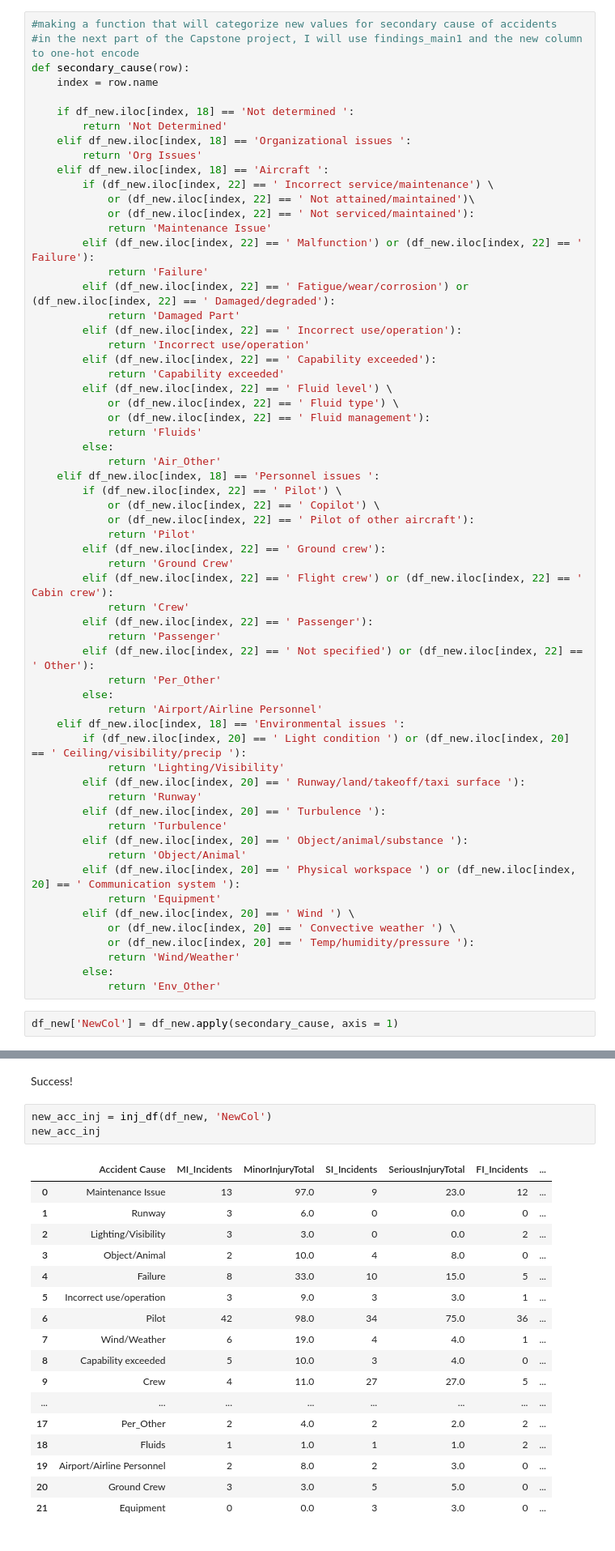
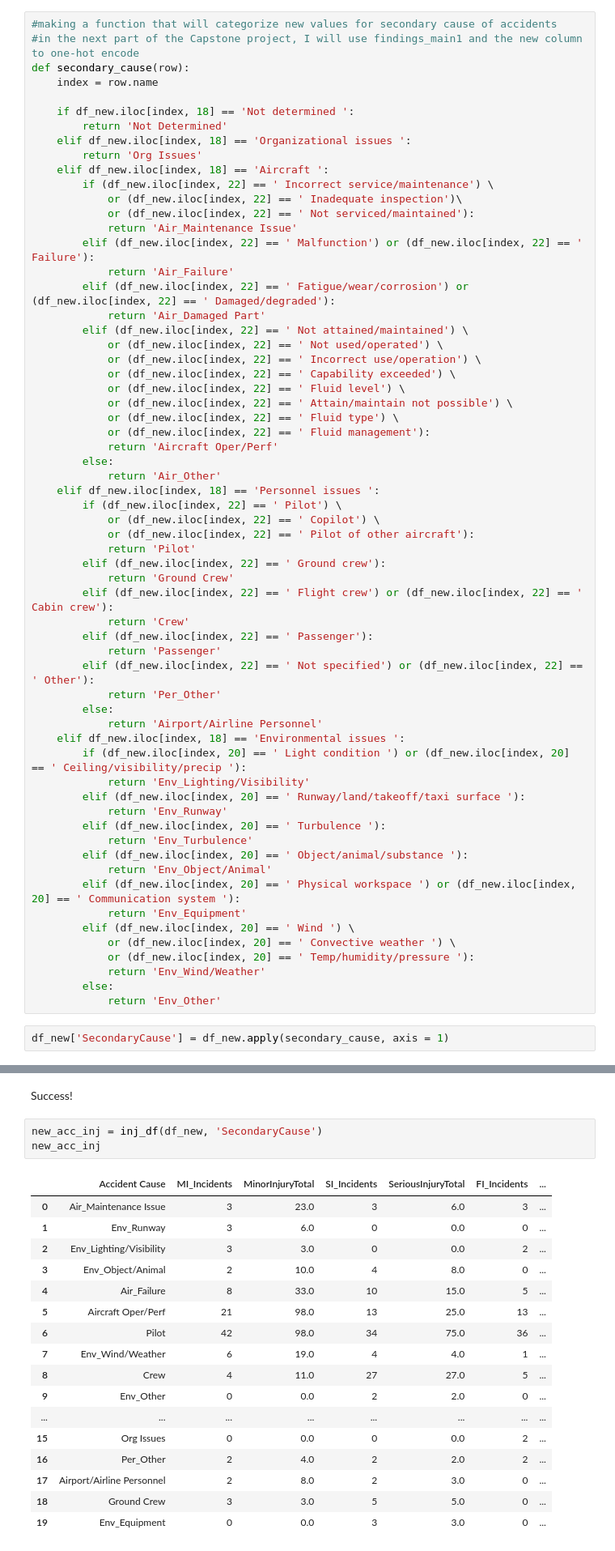
Before and after one commit to ashleyg16/Capstone2, a Jupyter notebook: Capstone 2 EDA.ipynb, the cells around one changed output, grey strips where cells are left out. Shown: that part at 81% size. Saved outputs shown, nothing was run; the diff lists cells and outputs as text.

```diff
--- a/Capstone 2 EDA.ipynb
+++ b/Capstone 2 EDA.ipynb
@@ -679,21 +679,22 @@ def secondary_cause(row):
         return 'Org Issues'
     elif df_new.iloc[index, 18] == 'Aircraft ':
         if (df_new.iloc[index, 22] == ' Incorrect service/maintenance') \
-            or (df_new.iloc[index, 22] == ' Not attained/maintained')\
+            or (df_new.iloc[index, 22] == ' Inadequate inspection')\
             or (df_new.iloc[index, 22] == ' Not serviced/maintained'):
-            return 'Maintenance Issue'
+            return 'Air_Maintenance Issue'
         elif (df_new.iloc[index, 22] == ' Malfunction') or (df_new.iloc[index, 22] == ' Failure'):
-            return 'Failure'
+            return 'Air_Failure'
         elif (df_new.iloc[index, 22] == ' Fatigue/wear/corrosion') or (df_new.iloc[index, 22] == ' Damaged/degraded'):
-            return 'Damaged Part'
-        elif (df_new.iloc[index, 22] == ' Incorrect use/operation'):
-            return 'Incorrect use/operation'
-        elif (df_new.iloc[index, 22] == ' Capability exceeded'):
-            return 'Capability exceeded'
-        elif (df_new.iloc[index, 22] == ' Fluid level') \
+            return 'Air_Damaged Part'
+        elif (df_new.iloc[index, 22] == ' Not attained/maintained') \
+            or (df_new.iloc[index, 22] == ' Not used/operated') \
+            or (df_new.iloc[index, 22] == ' Incorrect use/operation') \
+            or (df_new.iloc[index, 22] == ' Capability exceeded') \
+            or (df_new.iloc[index, 22] == ' Fluid level') \
+            or (df_new.iloc[index, 22] == ' Attain/maintain not possible') \
             or (df_new.iloc[index, 22] == ' Fluid type') \
             or (df_new.iloc[index, 22] == ' Fluid management'):
-            return 'Fluids'
+            return 'Aircraft Oper/Perf'
         else:
             return 'Air_Other'
     elif df_new.iloc[index, 18] == 'Personnel issues ':
@@ -713,23 +714,23 @@ def secondary_cause(row):
             return 'Airport/Airline Personnel'
     elif df_new.iloc[index, 18] == 'Environmental issues ':
         if (df_new.iloc[index, 20] == ' Light condition ') or (df_new.iloc[index, 20] == ' Ceiling/visibility/precip '):
-            return 'Lighting/Visibility'
+            return 'Env_Lighting/Visibility'
         elif (df_new.iloc[index, 20] == ' Runway/land/takeoff/taxi surface '):
-            return 'Runway'
+            return 'Env_Runway'
         elif (df_new.iloc[index, 20] == ' Turbulence '):
-            return 'Turbulence'
+            return 'Env_Turbulence'
         elif (df_new.iloc[index, 20] == ' Object/animal/substance '):
-            return 'Object/Animal'
+            return 'Env_Object/Animal'
         elif (df_new.iloc[index, 20] == ' Physical workspace ') or (df_new.iloc[index, 20] == ' Communication system '):
-            return 'Equipment'
+            return 'Env_Equipment'
         elif (df_new.iloc[index, 20] == ' Wind ') \
             or (df_new.iloc[index, 20] == ' Convective weather ') \
             or (df_new.iloc[index, 20] == ' Temp/humidity/pressure '):
-            return 'Wind/Weather'
+            return 'Env_Wind/Weather'
         else:
             return 'Env_Other'
 # %%
-df_new['NewCol'] = df_new.apply(secondary_cause, axis = 1)
+df_new['SecondaryCause'] = df_new.apply(secondary_cause, axis = 1)
 # %%
 df_new
 # %% [output]
@@ -755,26 +756,26 @@ len(df_new.NewCol.unique())
 # %% [markdown]
 Success!
 # %%
-new_acc_inj = inj_df(df_new, 'NewCol')
+new_acc_inj = inj_df(df_new, 'SecondaryCause')
 new_acc_inj
 # %% [output]
 |  | Accident Cause | MI_Incidents | MinorInjuryTotal | SI_Incidents | SeriousInjuryTotal | FI_Incidents | ... |
-| 0 | Maintenance Issue | 13 | 97.0 | 9 | 23.0 | 12 | ... |
-| 1 | Runway | 3 | 6.0 | 0 | 0.0 | 0 | ... |
-| 2 | Lighting/Visibility | 3 | 3.0 | 0 | 0.0 | 2 | ... |
-| 3 | Object/Animal | 2 | 10.0 | 4 | 8.0 | 0 | ... |
-| 4 | Failure | 8 | 33.0 | 10 | 15.0 | 5 | ... |
-| 5 | Incorrect use/operation | 3 | 9.0 | 3 | 3.0 | 1 | ... |
+| 0 | Air_Maintenance Issue | 3 | 23.0 | 3 | 6.0 | 3 | ... |
+| 1 | Env_Runway | 3 | 6.0 | 0 | 0.0 | 0 | ... |
+| 2 | Env_Lighting/Visibility | 3 | 3.0 | 0 | 0.0 | 2 | ... |
+| 3 | Env_Object/Animal | 2 | 10.0 | 4 | 8.0 | 0 | ... |
+| 4 | Air_Failure | 8 | 33.0 | 10 | 15.0 | 5 | ... |
+| 5 | Aircraft Oper/Perf | 21 | 98.0 | 13 | 25.0 | 13 | ... |
 | 6 | Pilot | 42 | 98.0 | 34 | 75.0 | 36 | ... |
-| 7 | Wind/Weather | 6 | 19.0 | 4 | 4.0 | 1 | ... |
-| 8 | Capability exceeded | 5 | 10.0 | 3 | 4.0 | 0 | ... |
-| 9 | Crew | 4 | 11.0 | 27 | 27.0 | 5 | ... |
+| 7 | Env_Wind/Weather | 6 | 19.0 | 4 | 4.0 | 1 | ... |
+| 8 | Crew | 4 | 11.0 | 27 | 27.0 | 5 | ... |
+| 9 | Env_Other | 0 | 0.0 | 2 | 2.0 | 0 | ... |
 | ... | ... | ... | ... | ... | ... | ... | ... |
-| 17 | Per_Other | 2 | 4.0 | 2 | 2.0 | 2 | ... |
-| 18 | Fluids | 1 | 1.0 | 1 | 1.0 | 2 | ... |
-| 19 | Airport/Airline Personnel | 2 | 8.0 | 2 | 3.0 | 0 | ... |
-| 20 | Ground Crew | 3 | 3.0 | 5 | 5.0 | 0 | ... |
-| 21 | Equipment | 0 | 0.0 | 3 | 3.0 | 0 | ... |
+| 15 | Org Issues | 0 | 0.0 | 0 | 0.0 | 2 | ... |
+| 16 | Per_Other | 2 | 4.0 | 2 | 2.0 | 2 | ... |
+| 17 | Airport/Airline Personnel | 2 | 8.0 | 2 | 3.0 | 0 | ... |
+| 18 | Ground Crew | 3 | 3.0 | 5 | 5.0 | 0 | ... |
+| 19 | Env_Equipment | 0 | 0.0 | 3 | 3.0 | 0 | ... |
 # %% [markdown]
 **Final Step**
 
```
Also changed, not shown: parts of 2 cells of this notebook, 2 other files.
